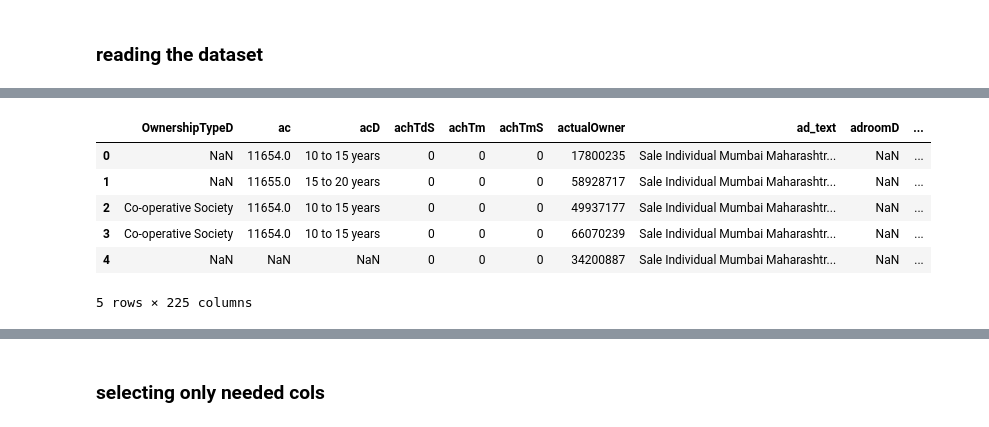
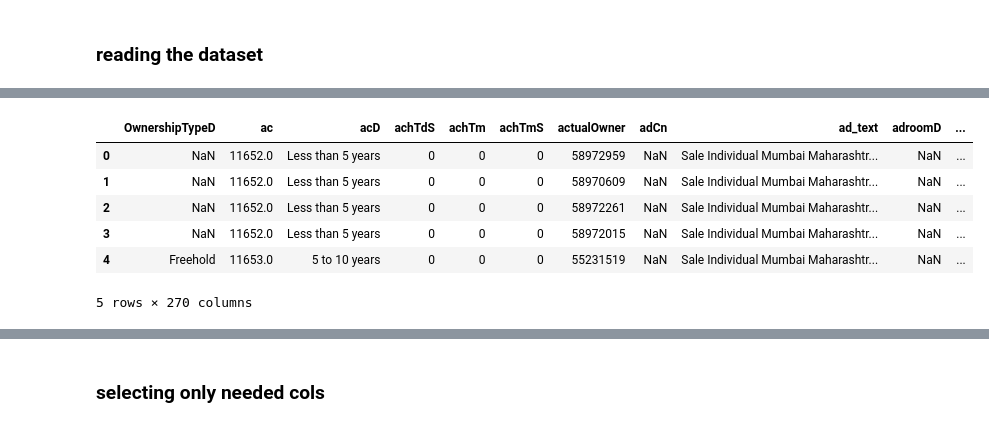
Before and after one commit to Mubashirr101/real-estate-tracker, a Jupyter notebook: scripts/eda2.ipynb, the cells around one changed output, grey strips where cells are left out. Saved outputs shown, nothing was run; the diff lists cells and outputs as text; code cells hidden in the pictures.

```diff
--- a/scripts/eda2.ipynb
+++ b/scripts/eda2.ipynb
@@ -14,14 +14,14 @@ pwd()
 # %%
-data = pd.read_csv("magicbricks_mumbai_20260814_161732.csv")
+data = pd.read_csv(r"..\data\csv\magicbricks_mumbai_20260823_102237.csv")
 data.head()
 # %% [output]
-|  | OwnershipTypeD | ac | acD | achTdS | achTm | achTmS | actualOwner | ad_text | adroomD | ... |
-| 0 | NaN | 11654.0 | 10 to 15 years | 0 | 0 | 0 | 17800235 | Sale Individual Mumbai Maharashtr... | NaN | ... |
-| 1 | NaN | 11655.0 | 15 to 20 years | 0 | 0 | 0 | 58928717 | Sale Individual Mumbai Maharashtr... | NaN | ... |
-| 2 | Co-operative Society | 11654.0 | 10 to 15 years | 0 | 0 | 0 | 49937177 | Sale Individual Mumbai Maharashtr... | NaN | ... |
-| 3 | Co-operative Society | 11654.0 | 10 to 15 years | 0 | 0 | 0 | 66070239 | Sale Individual Mumbai Maharashtr... | NaN | ... |
-| 4 | NaN | NaN | NaN | 0 | 0 | 0 | 34200887 | Sale Individual Mumbai Maharashtr... | NaN | ... |
+|  | OwnershipTypeD | ac | acD | achTdS | achTm | achTmS | actualOwner | adCn | ad_text | adroomD | ... |
+| 0 | NaN | 11652.0 | Less than 5 years | 0 | 0 | 0 | 58972959 | NaN | Sale Individual Mumbai Maharashtr... | NaN | ... |
+| 1 | NaN | 11652.0 | Less than 5 years | 0 | 0 | 0 | 58970609 | NaN | Sale Individual Mumbai Maharashtr... | NaN | ... |
+| 2 | NaN | 11652.0 | Less than 5 years | 0 | 0 | 0 | 58972261 | NaN | Sale Individual Mumbai Maharashtr... | NaN | ... |
+| 3 | NaN | 11652.0 | Less than 5 years | 0 | 0 | 0 | 58972015 | NaN | Sale Individual Mumbai Maharashtr... | NaN | ... |
+| 4 | Freehold | 11653.0 | 5 to 10 years | 0 | 0 | 0 | 55231519 | NaN | Sale Individual Mumbai Maharashtr... | NaN | ... |
-5 rows × 225 columns
+5 rows × 270 columns
 # %%
 # print(f"no. of rows, cols : {data.shape}\n")
 print(f"info : {data.info()}\n")
```
Also changed, not shown: parts of 23 cells of this notebook, 13 other files.
